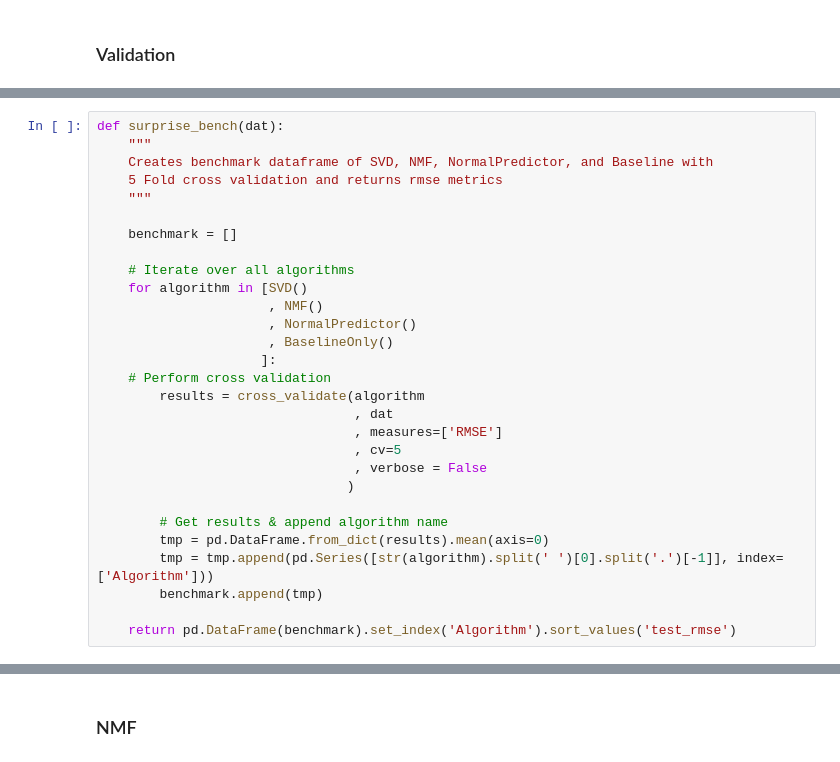
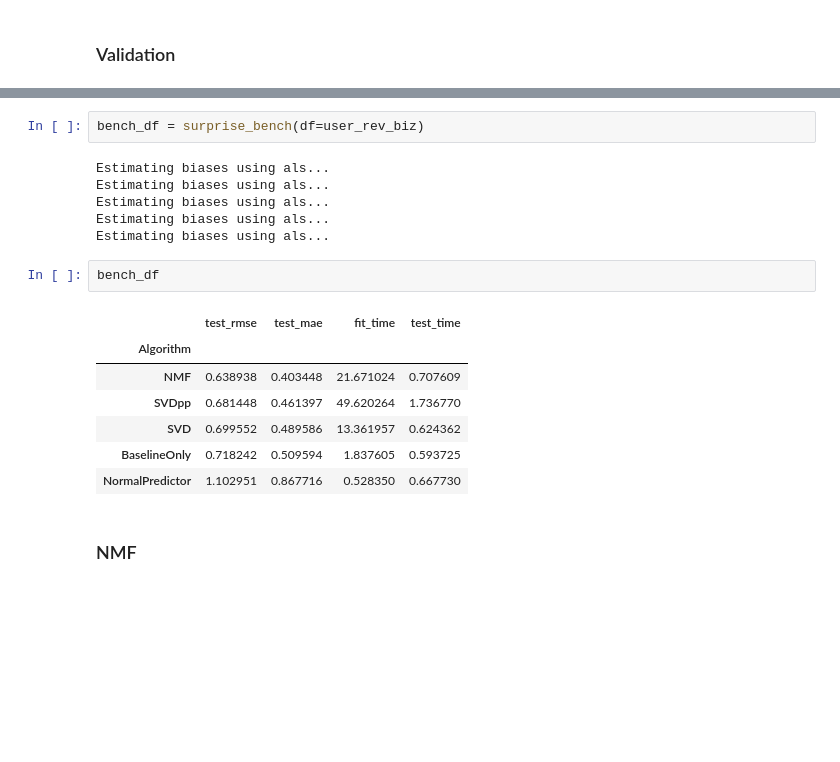
Before and after one commit to yuchild/yelp_cap3_jupyter, a Jupyter notebook: yelp_users_help_from_yelp.ipynb, the cells around one changed output, grey strips where cells are left out. Cells and saved outputs as stored; diff of their text form; blank space fills up the shorter version.

```diff
--- a/yelp_users_help_from_yelp.ipynb
+++ b/yelp_users_help_from_yelp.ipynb
@@ -135,29 +127,0 @@ bench_df = svd_model(dat=data)
-# %%
-def surprise_bench(dat):
-    """
-    Creates benchmark dataframe of SVD, NMF, NormalPredictor, and Baseline with
-    5 Fold cross validation and returns rmse metrics
-    """
-
-    benchmark = []
-
-    # Iterate over all algorithms
-    for algorithm in [SVD()
-                      , NMF()
-                      , NormalPredictor()
-                      , BaselineOnly()
-                     ]:
-    # Perform cross validation
-        results = cross_validate(algorithm
-                                 , dat
-                                 , measures=['RMSE']
-                                 , cv=5
-                                 , verbose = False
-                                )
-
-        # Get results & append algorithm name
-        tmp = pd.DataFrame.from_dict(results).mean(axis=0)
-        tmp = tmp.append(pd.Series([str(algorithm).split(' ')[0].split('.')[-1]], index=['Algorithm']))
-        benchmark.append(tmp)
-
-    return pd.DataFrame(benchmark).set_index('Algorithm').sort_values('test_rmse')
@@ -178,3 +128,21 @@ Estimating biases using als...
+# %%
+bench_df = surprise_bench(df=user_rev_biz)
+# %% [output]
+Estimating biases using als...
+Estimating biases using als...
+Estimating biases using als...
+Estimating biases using als...
+Estimating biases using als...
+# %%
+bench_df
+# %% [output]
+|  | test_rmse | test_mae | fit_time | test_time |
+| Algorithm |  |  |  |  |
+| NMF | 0.638938 | 0.403448 | 21.671024 | 0.707609 |
+| SVDpp | 0.681448 | 0.461397 | 49.620264 | 1.736770 |
+| SVD | 0.699552 | 0.489586 | 13.361957 | 0.624362 |
+| BaselineOnly | 0.718242 | 0.509594 | 1.837605 | 0.593725 |
+| NormalPredictor | 1.102951 | 0.867716 | 0.528350 | 0.667730 |
 # %% [markdown]
 ### NMF
 # %%
```
Also changed, not shown: parts of 15 cells of this notebook, 4 other files.
